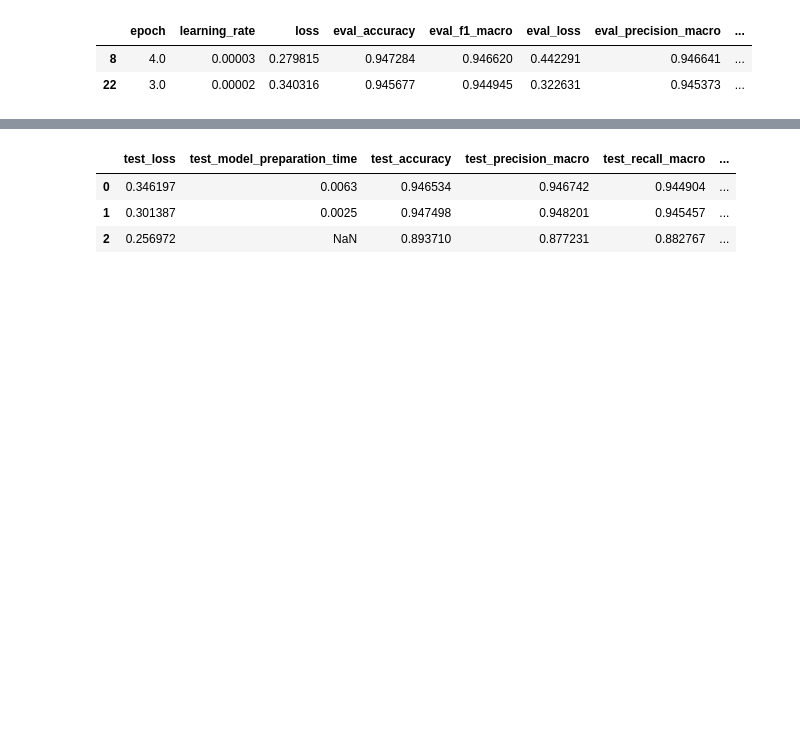
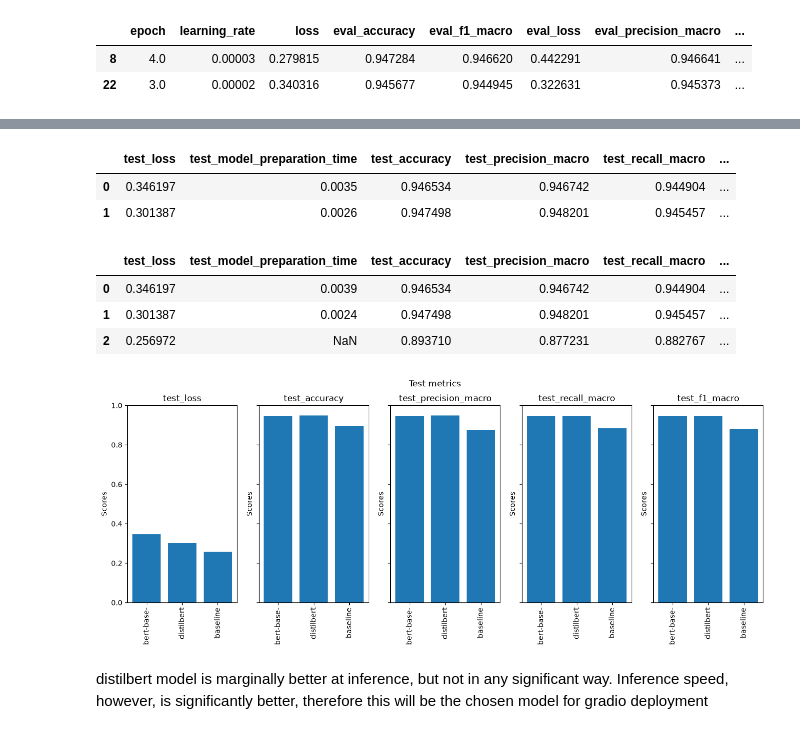
Before and after one commit to takiboti2/fakenewsclassification-demo, a Jupyter notebook: evaluation.ipynb, the cells around one changed output, grey strips where cells are left out. Saved outputs shown, nothing was run; the diff lists cells and outputs as text; code cells hidden in the pictures; blank space fills up the shorter version.

Commit message:
safety commit before experimenting with unnecessarily large test set evaluation batch sizes

```diff
--- a/evaluation.ipynb
+++ b/evaluation.ipynb
@@ -240,7 +241,7 @@ for model_name, checkpoint in selected_models:
         model=model,
         args=TrainingArguments(
             output_dir=f"evaluation/{model_name}",
-            per_device_eval_batch_size=8,
+            per_device_eval_batch_size=16,
             report_to="none",
         ),
         processing_class=tokenizer,
@@ -251,6 +252,20 @@ for model_name, checkpoint in selected_models:
 # %% [output]
 [interactive output not drawn]
 [interactive output not drawn]
+# %%
+results = []
+for model_name, prediction in predictions.items():
+    metrics = prediction.metrics
+    metrics["model_name"] = model_name[:10]
+    results.append(metrics)
+
+test_metrics = pd.DataFrame(results)
+
+test_metrics
+# %% [output]
+|  | test_loss | test_model_preparation_time | test_accuracy | test_precision_macro | test_recall_macro | ... |
+| 0 | 0.346197 | 0.0035 | 0.946534 | 0.946742 | 0.944904 | ... |
+| 1 | 0.301387 | 0.0026 | 0.947498 | 0.948201 | 0.945457 | ... |
 # %%
 import joblib
 
@@ -258,12 +276,9 @@ baseline_model = joblib.load("models/logistic_regression.pkl")
 # %%
 from sklearn.metrics import accuracy_score, precision_score, recall_score, f1_score, log_loss
-results = []
-for model_name, prediction in predictions.items():
-    metrics = prediction.metrics
-    metrics["model_name"] = model_name
-    results.append(metrics)
+import time
+import math
 
-metrics = pd.DataFrame(results)
+test_metrics = pd.DataFrame(results)
 
 
 y_pred = baseline_model.predict(X_test)
@@ -279,11 +294,4 @@ baseline_metrics = {
 results.append(baseline_metrics)
 
 
-metrics = pd.DataFrame(results)
+test_metrics = pd.DataFrame(results)
-# %%
-metrics
-# %% [output]
-|  | test_loss | test_model_preparation_time | test_accuracy | test_precision_macro | test_recall_macro | ... |
-| 0 | 0.346197 | 0.0063 | 0.946534 | 0.946742 | 0.944904 | ... |
-| 1 | 0.301387 | 0.0025 | 0.947498 | 0.948201 | 0.945457 | ... |
-| 2 | 0.256972 | NaN | 0.893710 | 0.877231 | 0.882767 | ... |
@@ -289,0 +305,28 @@ metrics
+# %%
+test_metrics
+# %% [output]
+|  | test_loss | test_model_preparation_time | test_accuracy | test_precision_macro | test_recall_macro | ... |
+| 0 | 0.346197 | 0.0039 | 0.946534 | 0.946742 | 0.944904 | ... |
+| 1 | 0.301387 | 0.0024 | 0.947498 | 0.948201 | 0.945457 | ... |
+| 2 | 0.256972 | NaN | 0.893710 | 0.877231 | 0.882767 | ... |
+# %%
+fig, axes = plt.subplots(1,5, figsize = (16,5), sharey = True)
+
+metrics = ['test_loss', 'test_accuracy', 'test_precision_macro', 'test_recall_macro', 'test_f1_macro']
+
+
+for i, metric in enumerate(metrics):
+
+
+    axes[i].bar(test_metrics["model_name"], test_metrics[metric])
+    axes[i].set_title(metric)
+    axes[i].set_ylim(0,1)
+    axes[i].set_ylabel('Scores')
+    axes[i].tick_params(axis="x", labelrotation=90)
+
+fig.suptitle("Test metrics")
+plt.show()
+# %% [output]
+[figure, added]
+# %% [markdown]
+distilbert model is marginally better at inference, but not in any significant way. Inference speed, however, is significantly better, therefore this will be the chosen model for gradio deployment
```
Also changed, not shown: parts of 4 cells of this notebook.
